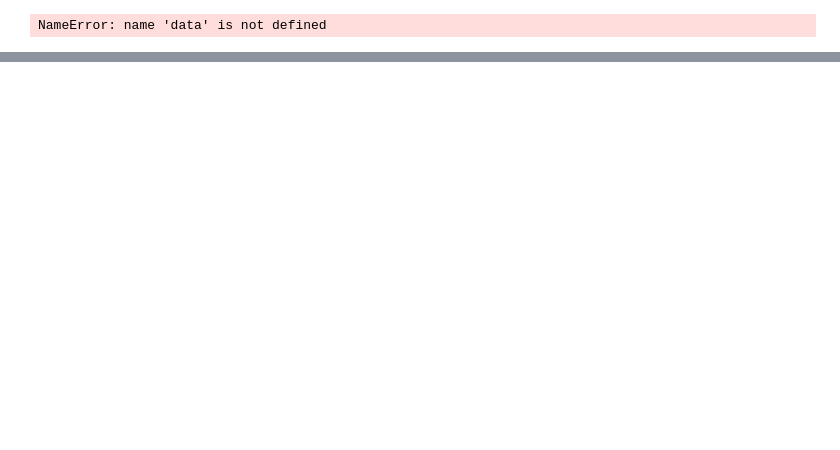
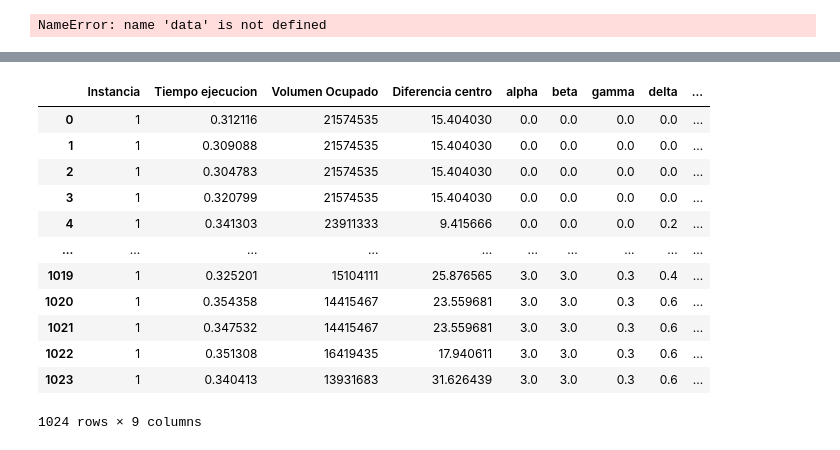
Before and after one commit to Nearlz/MCLPframework, a Jupyter notebook: MCLP_framework.ipynb, the cells around one changed output, grey strips where cells are left out. Saved outputs shown, nothing was run; the diff lists cells and outputs as text; code cells hidden in the pictures; blank space fills up the shorter version.

```diff
--- a/MCLP_framework.ipynb
+++ b/MCLP_framework.ipynb
@@ -231,3 +228,19 @@ NameError: name 'data' is not defined
 # %%
 df.to_csv('resultados_parametros2.csv')
+# %%
+df.loc[df['Instancia']==1]
+# %% [output]
+|  | Instancia | Tiempo ejecucion | Volumen Ocupado | Diferencia centro | alpha | beta | gamma | delta | ... |
+| 0 | 1 | 0.312116 | 21574535 | 15.404030 | 0.0 | 0.0 | 0.0 | 0.0 | ... |
+| 1 | 1 | 0.309088 | 21574535 | 15.404030 | 0.0 | 0.0 | 0.0 | 0.0 | ... |
+| 2 | 1 | 0.304783 | 21574535 | 15.404030 | 0.0 | 0.0 | 0.0 | 0.0 | ... |
+| 3 | 1 | 0.320799 | 21574535 | 15.404030 | 0.0 | 0.0 | 0.0 | 0.0 | ... |
+| 4 | 1 | 0.341303 | 23911333 | 9.415666 | 0.0 | 0.0 | 0.0 | 0.2 | ... |
+| ... | ... | ... | ... | ... | ... | ... | ... | ... | ... |
+| 1019 | 1 | 0.325201 | 15104111 | 25.876565 | 3.0 | 3.0 | 0.3 | 0.4 | ... |
+| 1020 | 1 | 0.354358 | 14415467 | 23.559681 | 3.0 | 3.0 | 0.3 | 0.6 | ... |
+| 1021 | 1 | 0.347532 | 14415467 | 23.559681 | 3.0 | 3.0 | 0.3 | 0.6 | ... |
+| 1022 | 1 | 0.351308 | 16419435 | 17.940611 | 3.0 | 3.0 | 0.3 | 0.6 | ... |
+| 1023 | 1 | 0.340413 | 13931683 | 31.626439 | 3.0 | 3.0 | 0.3 | 0.6 | ... |
+1024 rows × 9 columns
 # %%
```
Also changed, not shown: parts of 12 cells of this notebook, 5 other files.
